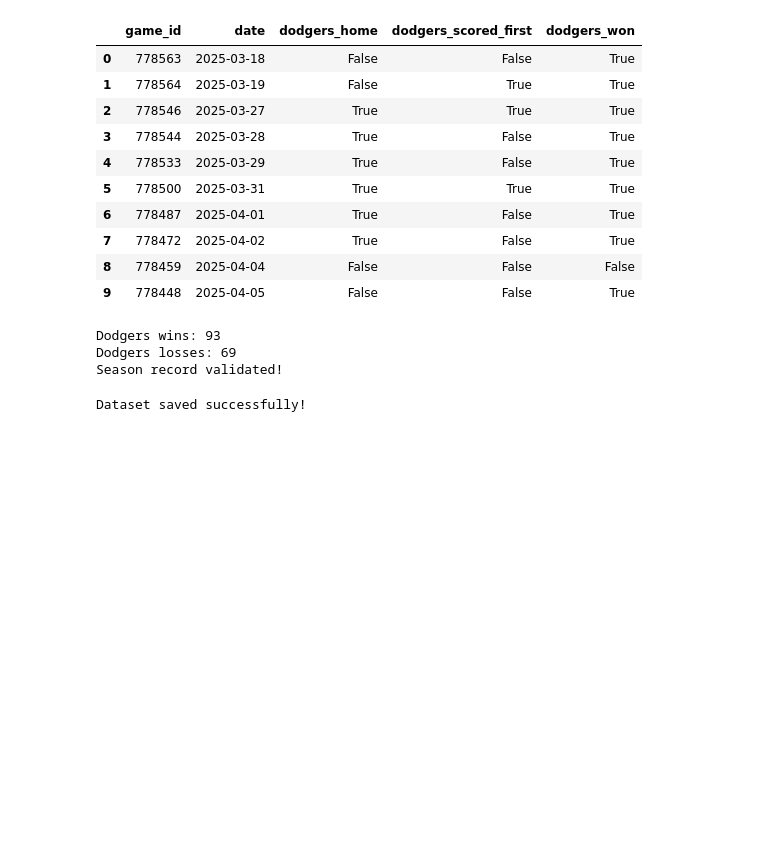
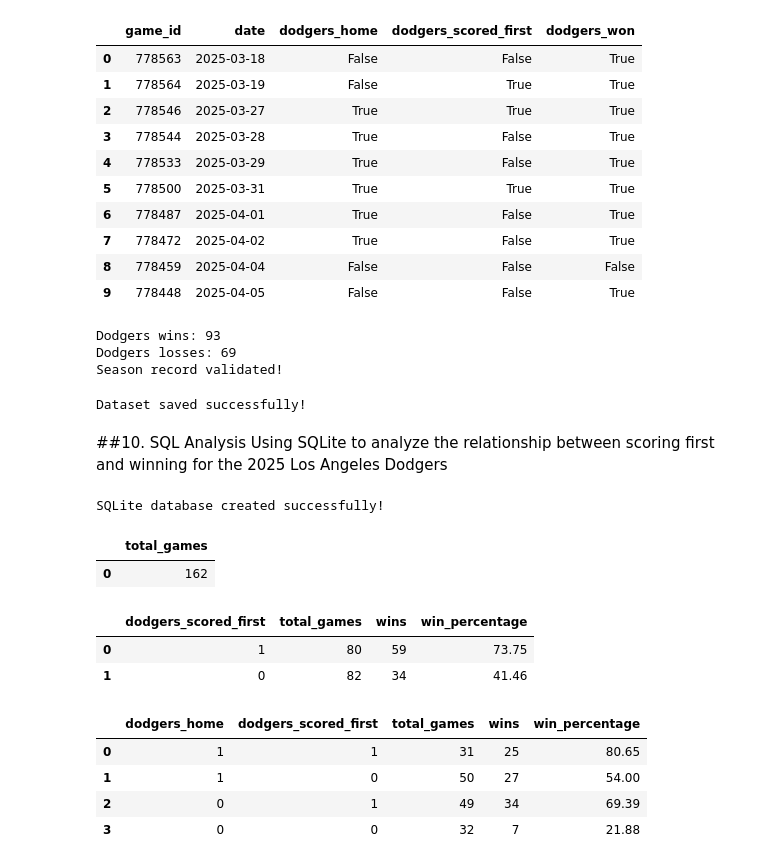
Before and after one commit to Danny4277/dodgers-scoring-first-analysis, a Jupyter notebook: notebooks/dodgers_scoring_first_analysis.ipynb, the cells around one changed output. Drawn from its saved outputs; the diff is of its cells as text; code cells hidden in the pictures; blank space fills up the shorter version.

```diff
--- a/notebooks/dodgers_scoring_first_analysis.ipynb
+++ b/notebooks/dodgers_scoring_first_analysis.ipynb
@@ -310,3 +310,75 @@ df.to_csv("dodgers_2025_games.csv", index=False)
 print("Dataset saved successfully!")
 # %% [output]
 Dataset saved successfully!
+# %% [markdown]
+##10. SQL Analysis
+Using SQLite to analyze the relationship between scoring first and winning for the 2025 Los Angeles Dodgers
+# %%
+import sqlite3
+
+# Create an in-memory SQLite database
+conn = sqlite3.connect(":memory:")
+
+# Store our DataFrame as a SQL table
+df.to_sql(
+    "dodgers_games",
+    conn,
+    if_exists="replace",
+    index=False
+)
+
+print("SQLite database created successfully!")
+# %% [output]
+SQLite database created successfully!
+# %%
+query = """
+SELECT COUNT(*) AS total_games
+FROM dodgers_games;
+"""
+
+result = pd.read_sql_query(query, conn)
+display(result)
+# %% [output]
+|  | total_games |
+| 0 | 162 |
+# %%
+query = """
+SELECT
+    dodgers_scored_first,
+    COUNT(*) AS total_games,
+    SUM(dodgers_won) AS wins,
+    ROUND(100.0 * SUM(dodgers_won) / COUNT(*), 2) AS win_percentage
+FROM dodgers_games
+GROUP BY dodgers_scored_first
+ORDER BY dodgers_scored_first DESC;
+"""
+
+scoring_results = pd.read_sql_query(query, conn)
+
+display(scoring_results)
+# %% [output]
+|  | dodgers_scored_first | total_games | wins | win_percentage |
+| 0 | 1 | 80 | 59 | 73.75 |
+| 1 | 0 | 82 | 34 | 41.46 |
+# %%
+query = """
+SELECT
+    dodgers_home,
+    dodgers_scored_first,
+    COUNT(*) AS total_games,
+    SUM(dodgers_won) AS wins,
+    ROUND(100.0 * SUM(dodgers_won) / COUNT(*), 2) AS win_percentage
+FROM dodgers_games
+GROUP BY dodgers_home, dodgers_scored_first
+ORDER BY dodgers_home DESC, dodgers_scored_first DESC;
+"""
+
+home_away_results = pd.read_sql_query(query, conn)
+
+display(home_away_results)
+# %% [output]
+|  | dodgers_home | dodgers_scored_first | total_games | wins | win_percentage |
+| 0 | 1 | 1 | 31 | 25 | 80.65 |
+| 1 | 1 | 0 | 50 | 27 | 54.00 |
+| 2 | 0 | 1 | 49 | 34 | 69.39 |
+| 3 | 0 | 0 | 32 | 7 | 21.88 |
```
Also changed, not shown: parts of 5 cells of this notebook.
